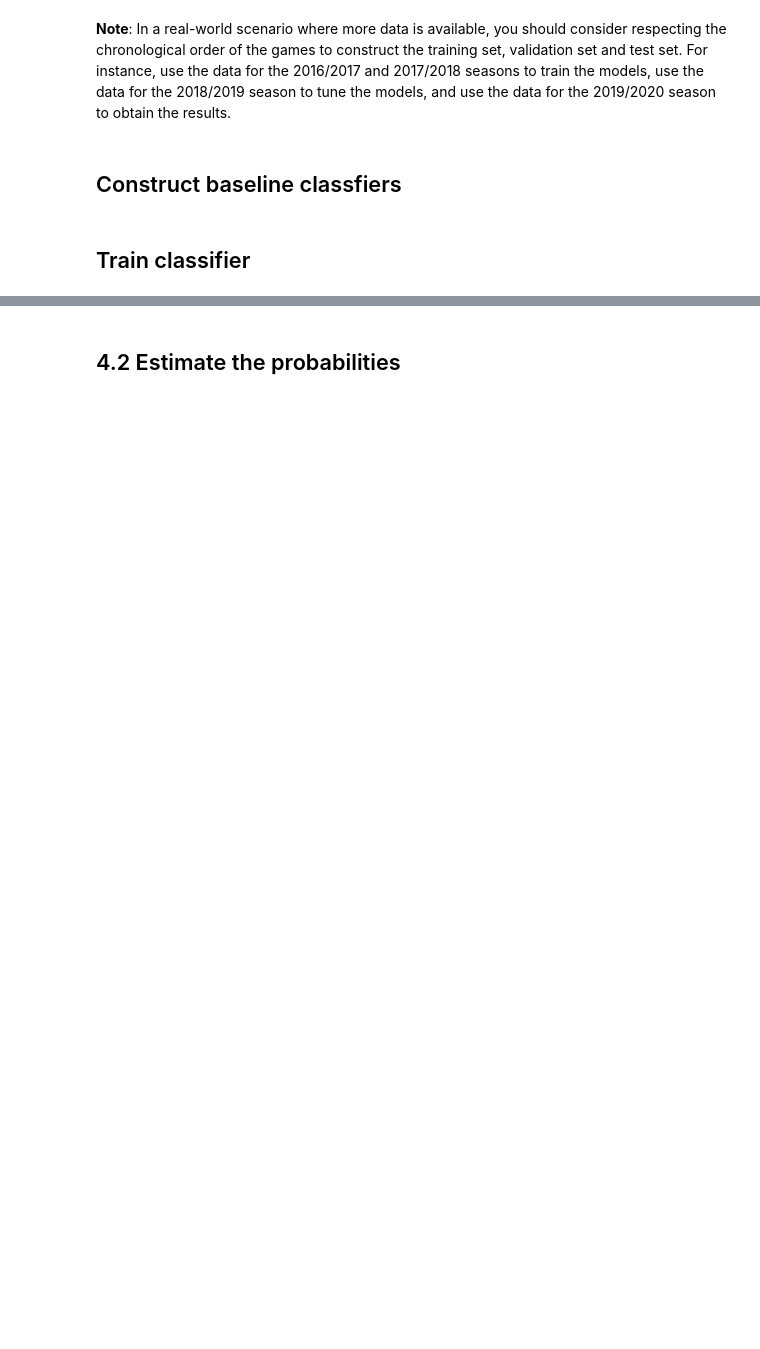
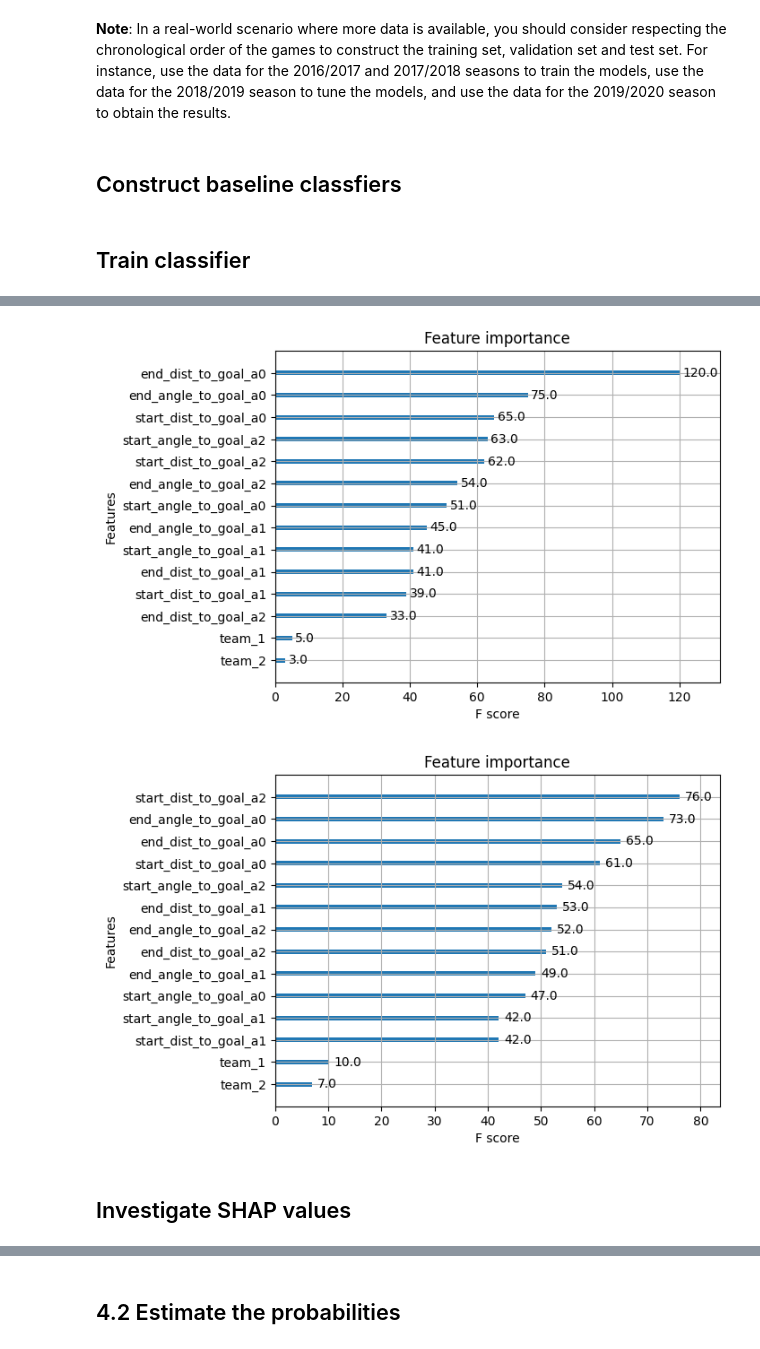
Before and after one commit to sotoblanco/FriendsOfTracking, a Jupyter notebook: notebooks/VAEP_3.ipynb, the cells around one changed output, grey strips where cells are left out. Drawn from its saved outputs; the diff is of its cells as text; code cells hidden in the pictures; blank space fills up the shorter version.

```diff
--- a/notebooks/VAEP_3.ipynb
+++ b/notebooks/VAEP_3.ipynb
@@ -72,0 +205,24 @@ last_premier_games
+# %%
+dfs_predictions = {}
+for label in tqdm(labels):
+    model = models[label]
+    probabilities = model.predict_proba(
+        df_features[features]
+    )
+    predictions = probabilities[:, 1]
+    dfs_predictions[label] = pd.Series(predictions, index=df_features.index)
+df_predictions = pd.concat(dfs_predictions, axis=1)
+#df_predictions = pd.read_csv('predictions.csv')
+df_actions_predictions = pd.concat([df_actions, df_predictions], axis=1)
+# %%
+dfs_values = []
+for game_id, game_predictions in df_actions_predictions.groupby('game_id'):
+    df_values = value(game_predictions, game_predictions['scores'], game_predictions['concedes'])
+
+    df_all = pd.concat([game_predictions, df_values], axis=1)
+    dfs_values.append(df_all)
+
+df_values = (pd.concat(dfs_values)
+    .sort_values(['game_id', 'period_id', 'time_seconds'])
+    .reset_index(drop=True)
+)
@@ -247,3 +372,6 @@ features = [
     'team_1',
     'team_2'
 ]
+labels = ['scores',
+          'concedes'
+          ]
@@ -259,14 +383,14 @@ labels = ['scores',
 models = {}
 for label in tqdm(labels):
     model = XGBClassifier(
-        n_estimators = 10,
-        max_depth = 3
-
+        eval_metric='logloss',
+        use_label_encoder=False,
+        n_estimators=100,
+        max_depth=3
     )
-
     model.fit(
         X=df_X_train[features],
         y=df_y_train[label]
-        )
+    )
     models[label] = model
 # %% [output]
@@ -274,0 +411,8 @@ Wall time: 432 ms
+# %%
+for label in labels:
+    plot_importance(models[label])
+# %% [output]
+[figure, added]
+[figure, added]
+# %% [markdown]
+## Investigate SHAP values
```
Also changed, not shown: parts of 61 cells of this notebook, 7 other files.
